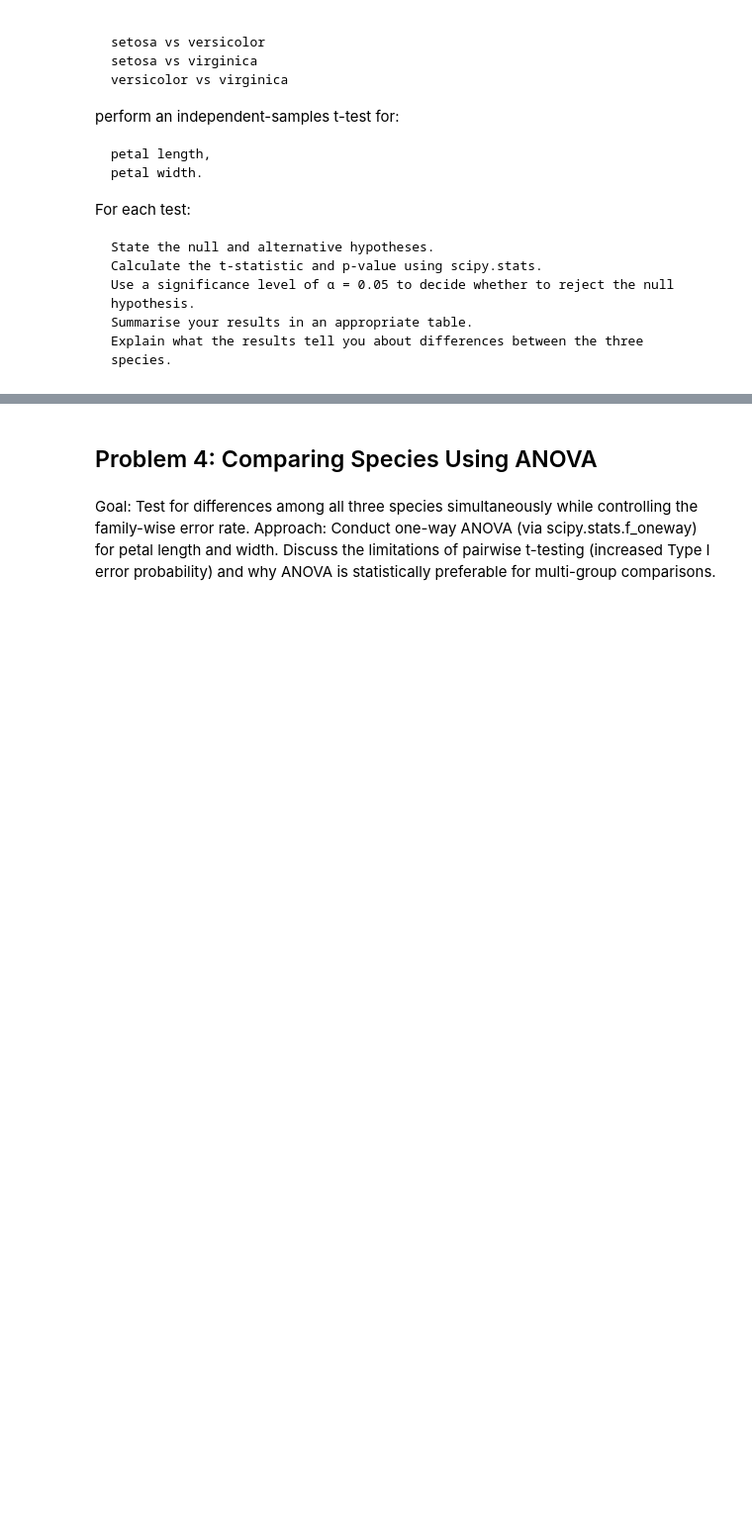
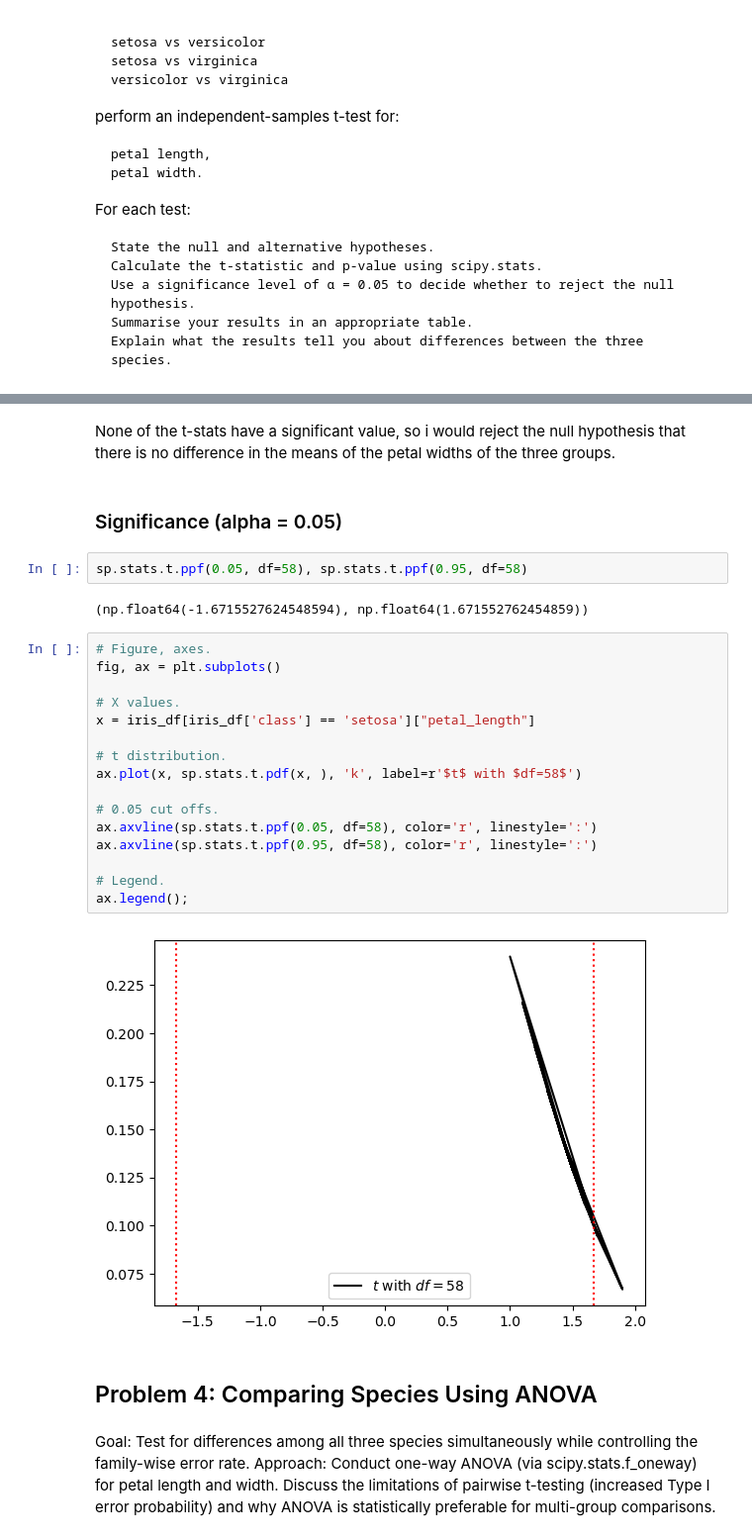
Before and after one commit to callagg2/applied_statistics, a Jupyter notebook: problems.ipynb, the cells around one changed output, grey strips where cells are left out. Shown at 99% size. Cells and saved outputs as stored; diff of their text form; blank space fills up the shorter version.

```diff
--- a/assessment/problems.ipynb
+++ b/problems.ipynb
@@ -758,3 +831,29 @@ For each test:
+# %% [markdown]
+None of the t-stats have a significant value, so i would reject the null hypothesis that there is no difference in the means of the petal widths of the three groups.
+# %% [markdown]
+### Significance (alpha = 0.05)
+# %%
+sp.stats.t.ppf(0.05, df=58), sp.stats.t.ppf(0.95, df=58)
+# %% [output]
+(np.float64(-1.6715527624548594), np.float64(1.671552762454859))
+# %%
+# Figure, axes.
+fig, ax = plt.subplots()
+
+# X values.
+x = iris_df[iris_df['class'] == 'setosa']["petal_length"]
+
+# t distribution.
+ax.plot(x, sp.stats.t.pdf(x, ), 'k', label=r'$t$ with $df=58$')
+
+# 0.05 cut offs.
+ax.axvline(sp.stats.t.ppf(0.05, df=58), color='r', linestyle=':')
+ax.axvline(sp.stats.t.ppf(0.95, df=58), color='r', linestyle=':')
+
+# Legend.
+ax.legend();
+# %% [output]
+[figure, added]
 # %% [markdown]
 ## Problem 4: Comparing Species Using ANOVA
 # %% [markdown]
```
Also changed, not shown: parts of 6 cells of this notebook.
